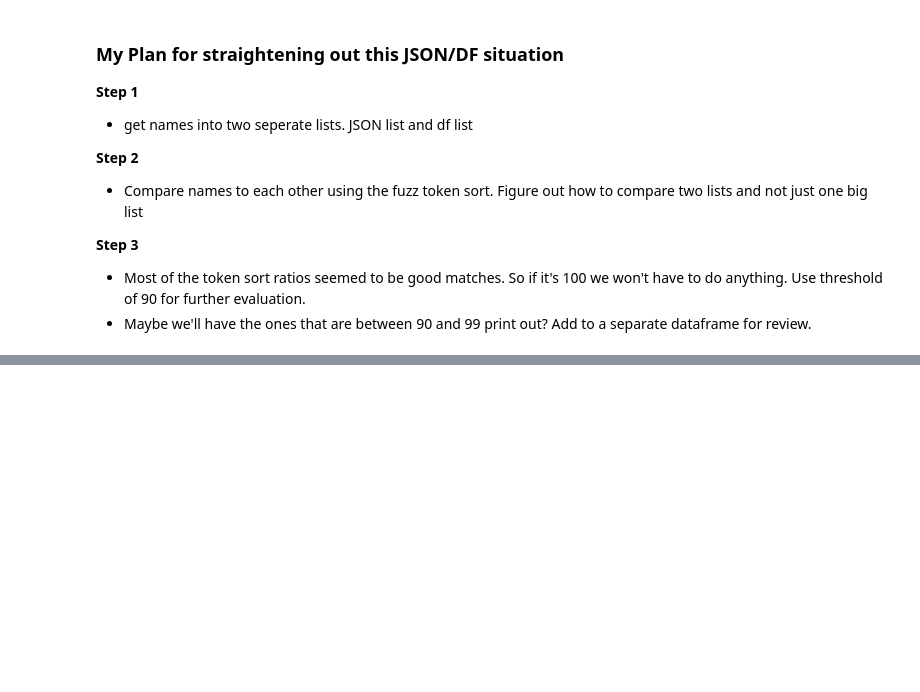
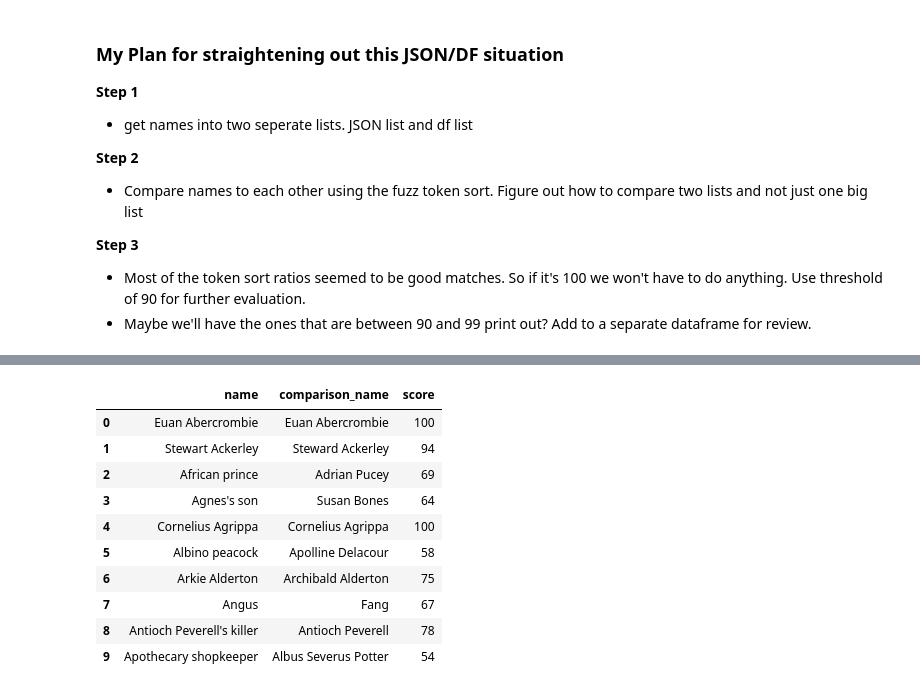
Before and after one commit to HeatherOrtegaMcMillan/harry_potter_sideproject, a Jupyter notebook: scratchpad_notebook.ipynb, the cells around one changed output, grey strips where cells are left out. Cells and saved outputs as stored; diff of their text form; code cells hidden in the pictures; blank space fills up the shorter version.

```diff
--- a/scratchpad_notebook.ipynb
+++ b/scratchpad_notebook.ipynb
@@ -789,0 +814,15 @@ similarity_sort.head()
+# %%
+# haha yes it works!
+top_scores.head(10)
+# %% [output]
+|  | name | comparison_name | score |
+| 0 | Euan Abercrombie | Euan Abercrombie | 100 |
+| 1 | Stewart Ackerley | Steward Ackerley | 94 |
+| 2 | African prince | Adrian Pucey | 69 |
+| 3 | Agnes's son | Susan Bones | 64 |
+| 4 | Cornelius Agrippa | Cornelius Agrippa | 100 |
+| 5 | Albino peacock | Apolline Delacour | 58 |
+| 6 | Arkie Alderton | Archibald Alderton | 75 |
+| 7 | Angus | Fang | 67 |
+| 8 | Antioch Peverell's killer | Antioch Peverell | 78 |
+| 9 | Apothecary shopkeeper | Albus Severus Potter | 54 |
```
Also changed, not shown: parts of 6 cells of this notebook.
